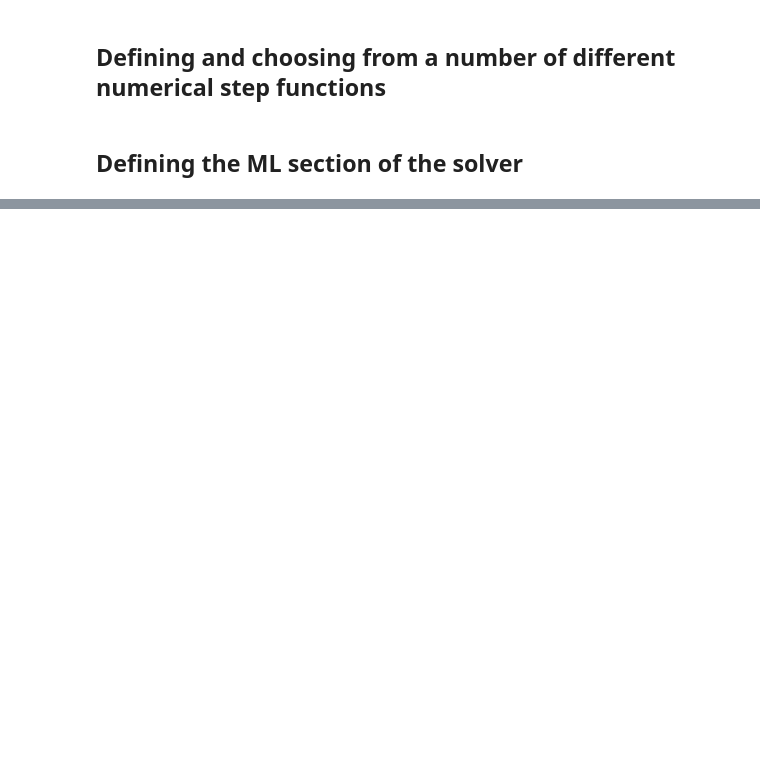
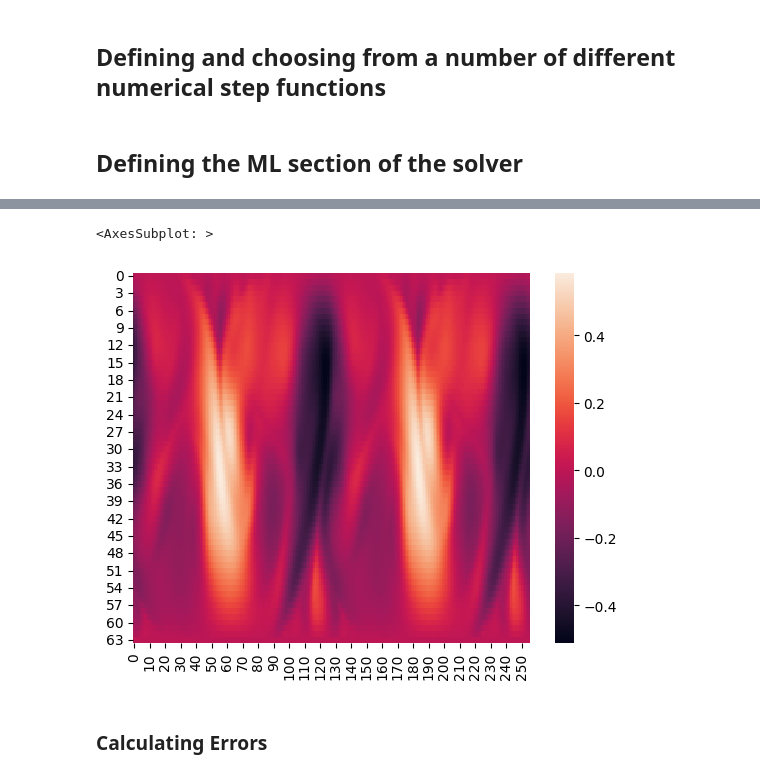
Before and after one commit to diegodelc/jax-cfd, a Jupyter notebook: notebooks/hybrid_model/hybrid_model.ipynb, the cells around one changed output, grey strips where cells are left out. Saved outputs shown, nothing was run; the diff lists cells and outputs as text; code cells hidden in the pictures; blank space fills up the shorter version.

```diff
--- a/notebooks/hybrid_model/hybrid_model.ipynb
+++ b/notebooks/hybrid_model/hybrid_model.ipynb
@@ -276,0 +288,7 @@ seaborn.heatmap(ds.u.isel(time=-1).T)
+# %%
+seaborn.heatmap(ds_fine.v.isel(time=-1).T)
+# %% [output]
+<AxesSubplot: >
+[figure, added]
+# %% [markdown]
+### Calculating Errors
```
Also changed, not shown: parts of 12 cells of this notebook.
